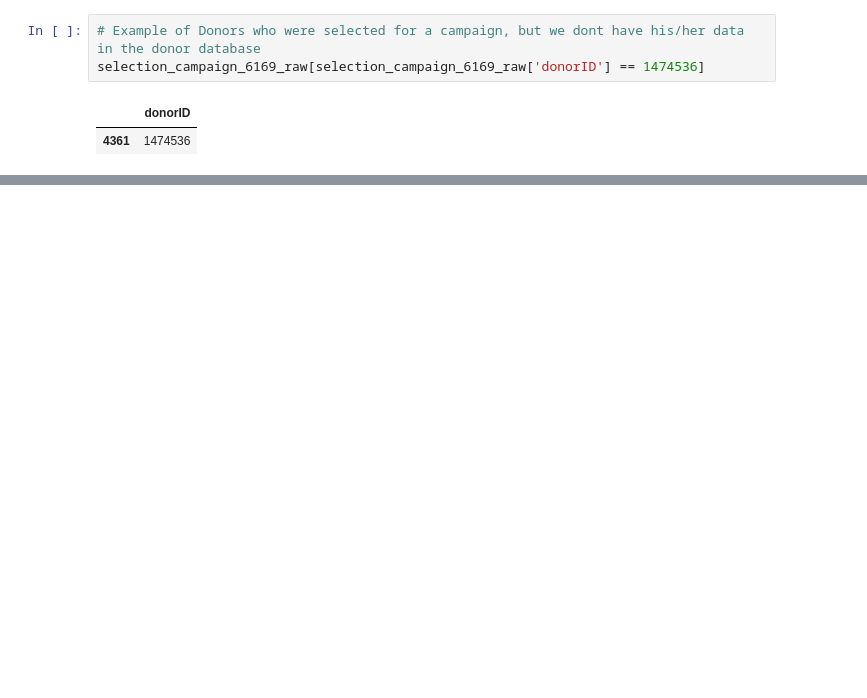
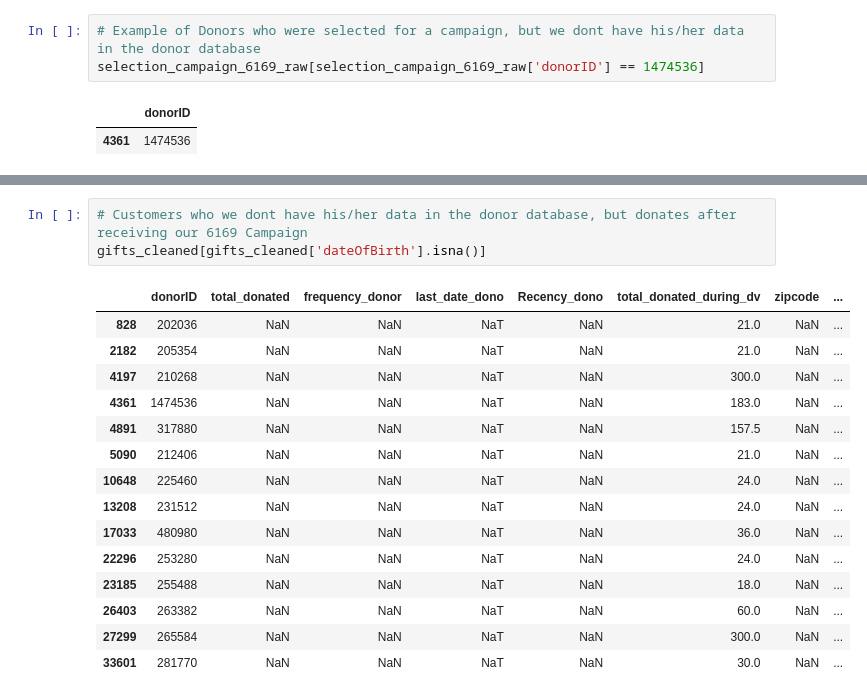
Before and after one commit to inderrana/Predicting-donations-leads-for-NGO, a Jupyter notebook: DSC_Use_Case/dsc_group_project.ipynb, the cells around one changed output, grey strips where cells are left out. Cells and saved outputs as stored; diff of their text form; blank space fills up the shorter version.

```diff
--- a/DSC_Use_Case/dsc_group_project.ipynb
+++ b/DSC_Use_Case/dsc_group_project.ipynb
@@ -629,0 +666,19 @@ gifts_cleaned[gifts_cleaned['donorID'] == 265584]
+# %%
+# Customers who we dont have his/her data in the donor database, but donates after receiving our 6169 Campaign
+gifts_cleaned[gifts_cleaned['dateOfBirth'].isna()]
+# %% [output]
+|  | donorID | total_donated | frequency_donor | last_date_dono | Recency_dono | total_donated_during_dv | zipcode | ... |
+| 828 | 202036 | NaN | NaN | NaT | NaN | 21.0 | NaN | ... |
+| 2182 | 205354 | NaN | NaN | NaT | NaN | 21.0 | NaN | ... |
+| 4197 | 210268 | NaN | NaN | NaT | NaN | 300.0 | NaN | ... |
+| 4361 | 1474536 | NaN | NaN | NaT | NaN | 183.0 | NaN | ... |
+| 4891 | 317880 | NaN | NaN | NaT | NaN | 157.5 | NaN | ... |
+| 5090 | 212406 | NaN | NaN | NaT | NaN | 21.0 | NaN | ... |
+| 10648 | 225460 | NaN | NaN | NaT | NaN | 24.0 | NaN | ... |
+| 13208 | 231512 | NaN | NaN | NaT | NaN | 24.0 | NaN | ... |
+| 17033 | 480980 | NaN | NaN | NaT | NaN | 36.0 | NaN | ... |
+| 22296 | 253280 | NaN | NaN | NaT | NaN | 24.0 | NaN | ... |
+| 23185 | 255488 | NaN | NaN | NaT | NaN | 18.0 | NaN | ... |
+| 26403 | 263382 | NaN | NaN | NaT | NaN | 60.0 | NaN | ... |
+| 27299 | 265584 | NaN | NaN | NaT | NaN | 300.0 | NaN | ... |
+| 33601 | 281770 | NaN | NaN | NaT | NaN | 30.0 | NaN | ... |
```
Also changed, not shown: parts of 17 cells of this notebook.
